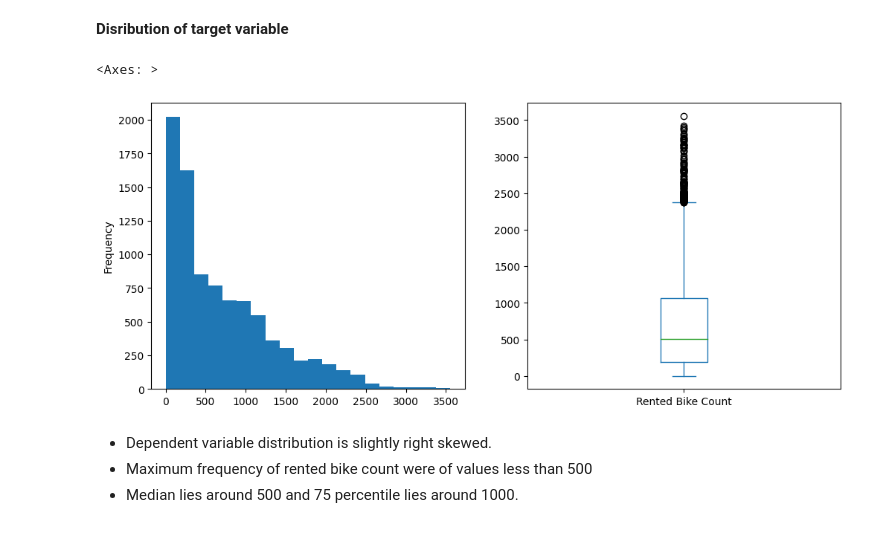
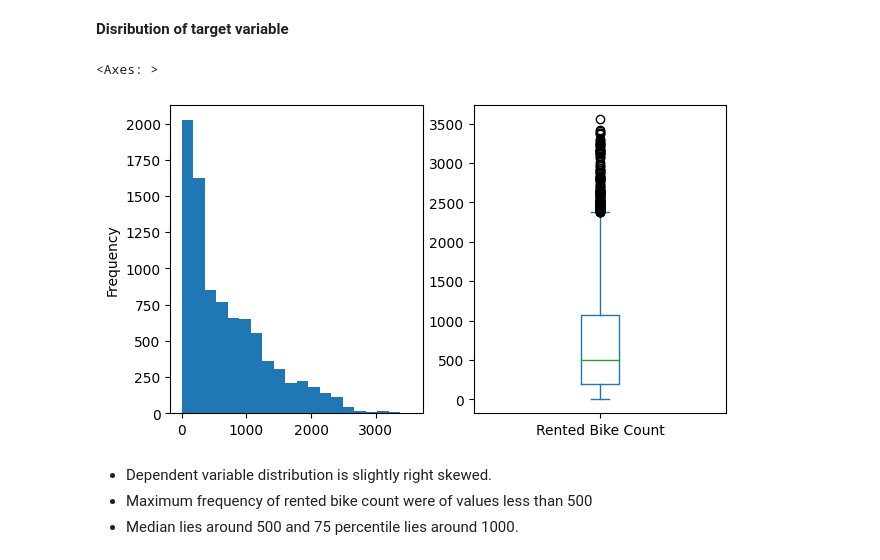
Before and after one commit to PrashantShrivastava1612/Bike-Sharing-Demand-Prediction, a Jupyter notebook: Bike_Sharing_Demand_Prediction.ipynb, the cells around one changed output. Saved outputs shown, nothing was run; the diff lists cells and outputs as text; code cells hidden in the pictures.

```diff
--- a/Bike_Sharing_Demand_Prediction.ipynb
+++ b/Bike_Sharing_Demand_Prediction.ipynb
@@ -284,20 +288,20 @@ data['weekday'] = data['Date'].dt.weekday < 5
 **Disribution of target variable**
 # %%
 #understanding distribution of target variable
-fig = plt.figure(figsize=(25, 5))
+fig = plt.figure(figsize=(15, 4))
 
 df1 = data['Rented Bike Count']
 
 ax1 = fig.add_subplot(141)
 df1.plot.hist(ax=ax1, bins=20)
 
 df2 = data['Rented Bike Count']
 
 ax2 = fig.add_subplot(142)
 df2.plot.box(ax=ax2)
 # %% [output]
 <Axes: >
-[figure, old version]
+[figure, new version]
 # %% [markdown]
 * Dependent variable distribution is slightly right skewed.
 * Maximum frequency of rented bike count were of values less than 500
```
Also changed, not shown: parts of 43 cells of this notebook.
